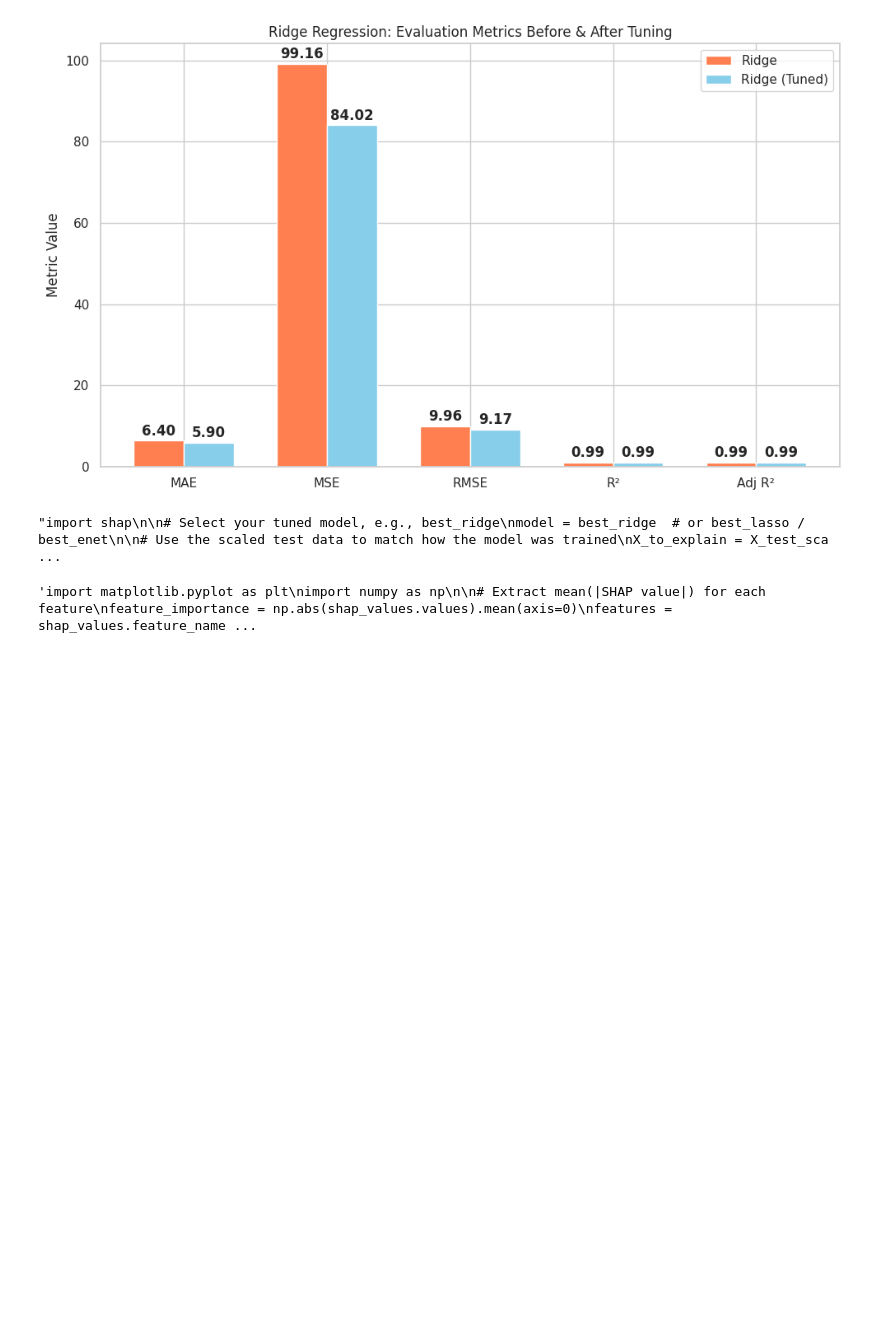
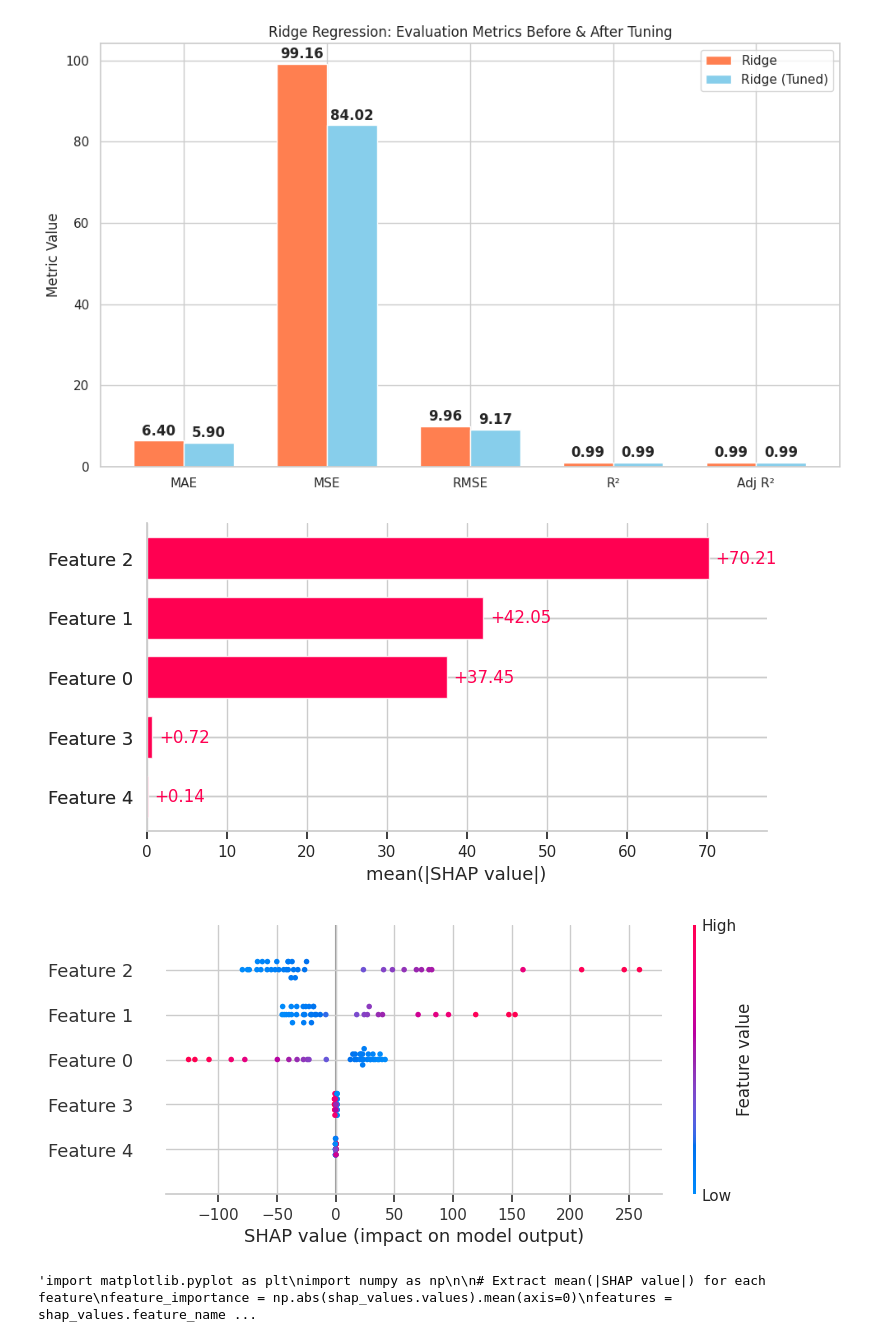
Before and after one commit to ArchanaMahto/Regression_Model, a Jupyter notebook: FINALFinalLastSTP.ipynb, the cells around one changed output. Cells and saved outputs as stored; diff of their text form; code cells hidden in the pictures; blank space fills up the shorter version.

```diff
--- a/FINALFinalLastSTP.ipynb
+++ b/FINALFinalLastSTP.ipynb
@@ -395,25 +437,26 @@ plt.show()
 # %% [output]
 [figure]
 # %%
-'''import shap
+import shap
 
 # Select your tuned model, e.g., best_ridge
 model = best_ridge  # or best_lasso / best_enet
 
 # Use the scaled test data to match how the model was trained
 X_to_explain = X_test_scaled  # This includes ['Open', 'High', 'Low', 'Month', 'Year'] (scaled)
 
 # Create SHAP Explainer for linear models
 explainer = shap.Explainer(model, X_train_scaled)
 shap_values = explainer(X_to_explain)
 
 # Feature importance bar plot (shows top 10 by default)
 shap.plots.bar(shap_values, max_display=10)
 
 # Optionally, summary (beeswarm) plot:
-shap.plots.beeswarm(shap_values, max_display=10)'''
+shap.plots.beeswarm(shap_values, max_display=10)
 # %% [output]
-"import shap\n\n# Select your tuned model, e.g., best_ridge\nmodel = best_ridge  # or best_lasso / best_enet\n\n# Use the scaled test data to match how the model was trained\nX_to_explain = X_test_sca ...
+[figure, added]
+[figure, added]
 # %%
 '''import matplotlib.pyplot as plt
 import numpy as np
```
Also changed, not shown: parts of 4 cells of this notebook.
